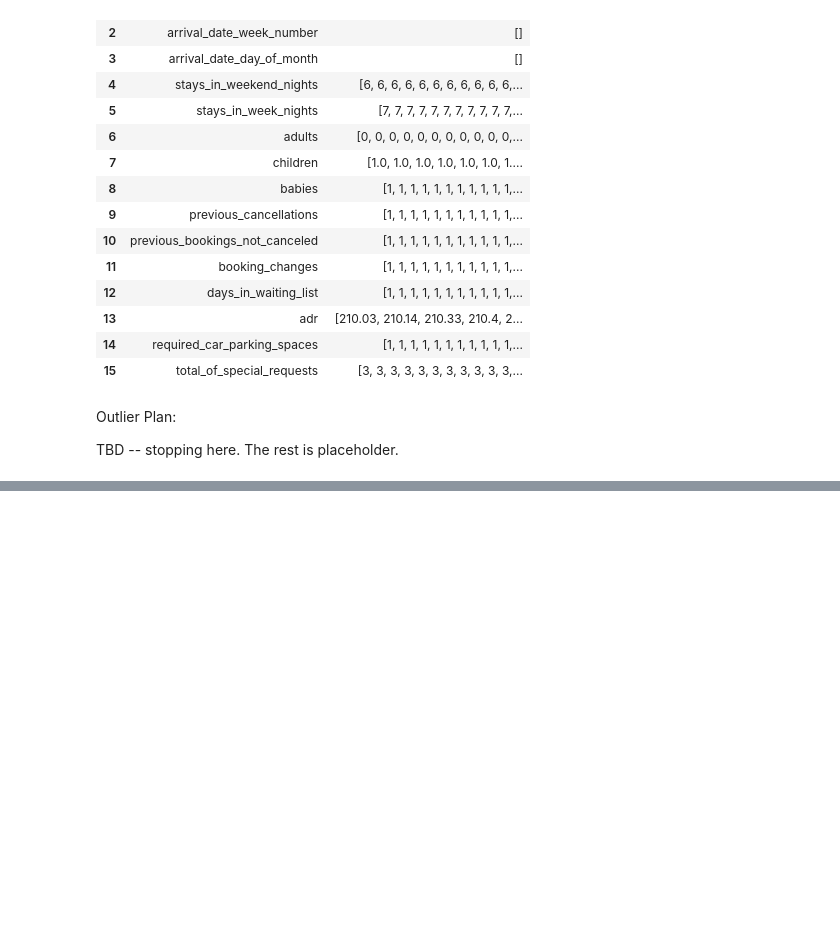
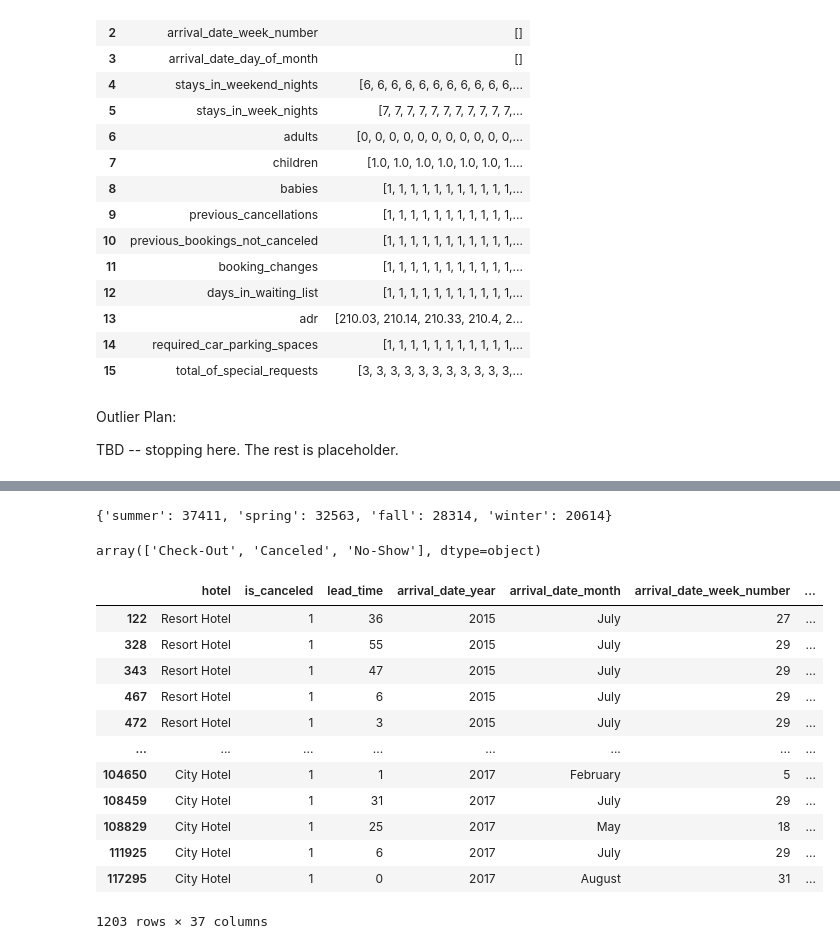
Before and after one commit to tbrauneck/BSAN6080, a Jupyter notebook: Group_Project/HotelEDA2.ipynb, the cells around one changed output, grey strips where cells are left out. Saved outputs shown, nothing was run; the diff lists cells and outputs as text; code cells hidden in the pictures; blank space fills up the shorter version.

```diff
--- a/Group_Project/HotelEDA2.ipynb
+++ b/Group_Project/HotelEDA2.ipynb
@@ -856,0 +946,16 @@ for col in prepped_abt.columns:
+# %%
+# Encode season using month. Portugal's season's are similar to North America.
+
+# Initialize the 'season' column
+abt['season'] = ''
+
+# Encode season using month
+for index, row in abt.iterrows():
+    if row['arrival_date_month'] in ['June', 'July', 'August']:
+        abt.at[index, 'season'] = 'summer'
+    elif row['arrival_date_month'] in ['September', 'October', 'November']:
+        abt.at[index, 'season'] = 'fall'
+    elif row['arrival_date_month'] in ['December', 'January', 'February']:
+        abt.at[index, 'season'] = 'winter'
+    else:
+        abt.at[index, 'season'] = 'spring'
@@ -856,0 +964,4 @@ for col in prepped_abt.columns:
+# %%
+season_dict
+# %% [output]
+{'summer': 37411, 'spring': 32563, 'fall': 28314, 'winter': 20614}
@@ -856,0 +975,20 @@ for col in prepped_abt.columns:
+# %%
+abt['reservation_status'].unique()
+# %% [output]
+array(['Check-Out', 'Canceled', 'No-Show'], dtype=object)
+# %%
+abt[abt['reservation_status']=='No-Show']
+# %% [output]
+|  | hotel | is_canceled | lead_time | arrival_date_year | arrival_date_month | arrival_date_week_number | ... |
+| 122 | Resort Hotel | 1 | 36 | 2015 | July | 27 | ... |
+| 328 | Resort Hotel | 1 | 55 | 2015 | July | 29 | ... |
+| 343 | Resort Hotel | 1 | 47 | 2015 | July | 29 | ... |
+| 467 | Resort Hotel | 1 | 6 | 2015 | July | 29 | ... |
+| 472 | Resort Hotel | 1 | 3 | 2015 | July | 29 | ... |
+| ... | ... | ... | ... | ... | ... | ... | ... |
+| 104650 | City Hotel | 1 | 1 | 2017 | February | 5 | ... |
+| 108459 | City Hotel | 1 | 31 | 2017 | July | 29 | ... |
+| 108829 | City Hotel | 1 | 25 | 2017 | May | 18 | ... |
+| 111925 | City Hotel | 1 | 6 | 2017 | July | 29 | ... |
+| 117295 | City Hotel | 1 | 0 | 2017 | August | 31 | ... |
+1203 rows × 37 columns
```
Also changed, not shown: parts of 36 cells of this notebook.
